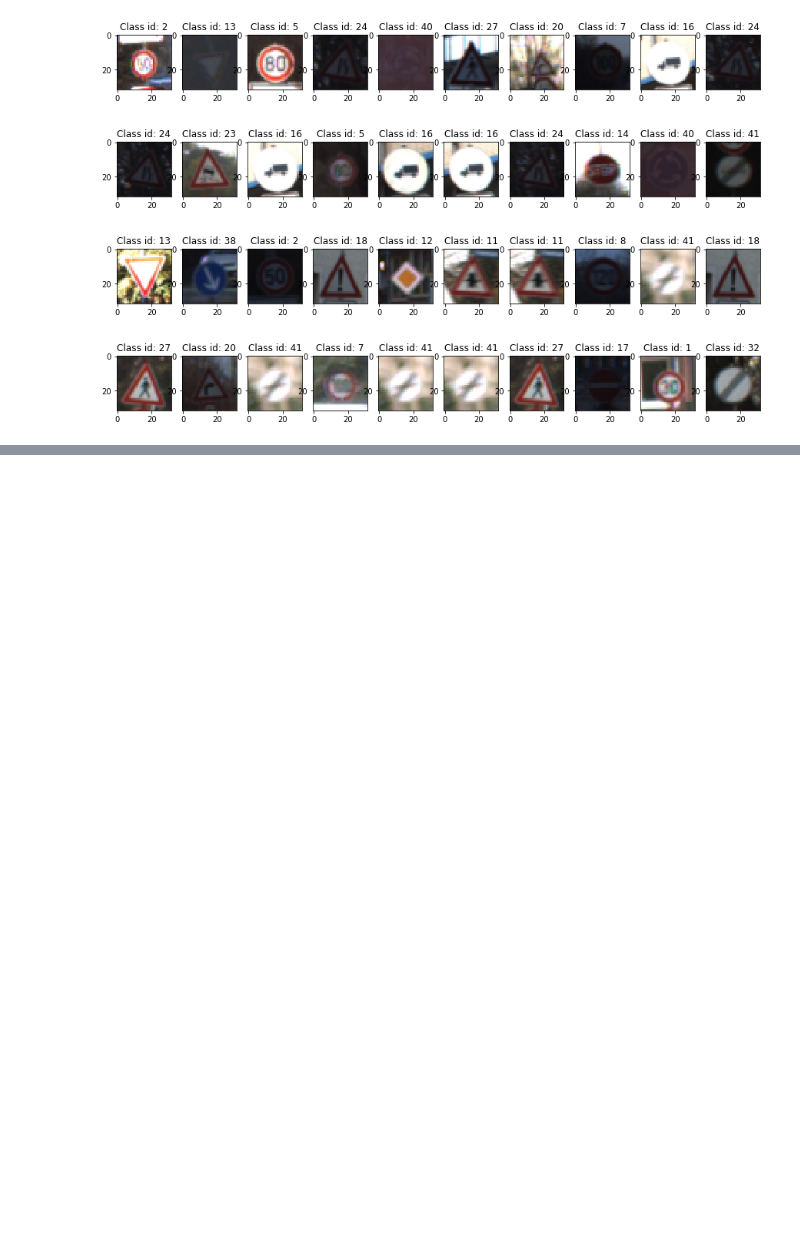
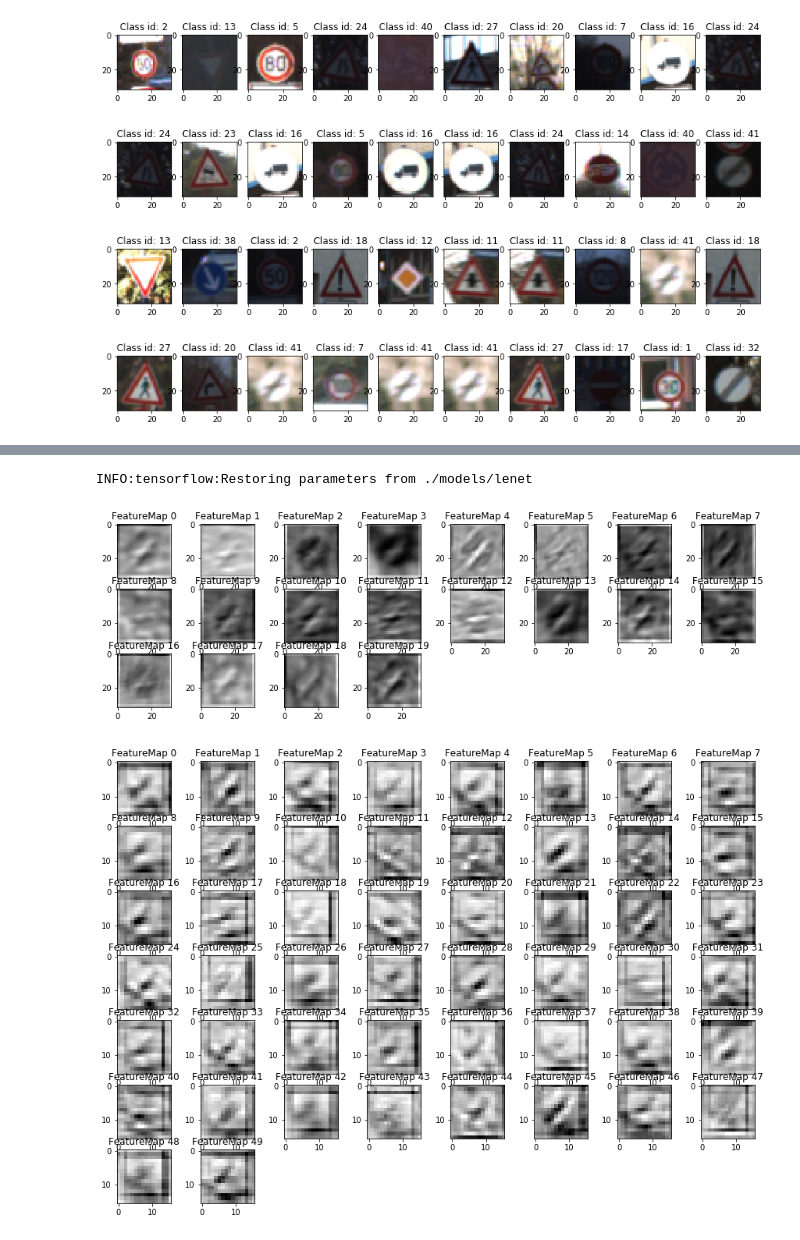
Before and after one commit to koulakis/CarND-Traffic-Sign-Classifier-Project, a Jupyter notebook: Traffic_Sign_Classifier.ipynb, the cells around one changed output, grey strips where cells are left out. Saved outputs shown, nothing was run; the diff lists cells and outputs as text; code cells hidden in the pictures; blank space fills up the shorter version.

```diff
--- a/Traffic_Sign_Classifier.ipynb
+++ b/Traffic_Sign_Classifier.ipynb
@@ -610,0 +622,6 @@ plot_n_images_per_row(
+# %%
+visualize_feature_maps(X_train[representatives_dict[41]])
+# %% [output]
+INFO:tensorflow:Restoring parameters from ./models/lenet
+[figure, added]
+[figure, added]
```
Also changed, not shown: parts of 4 cells of this notebook.
